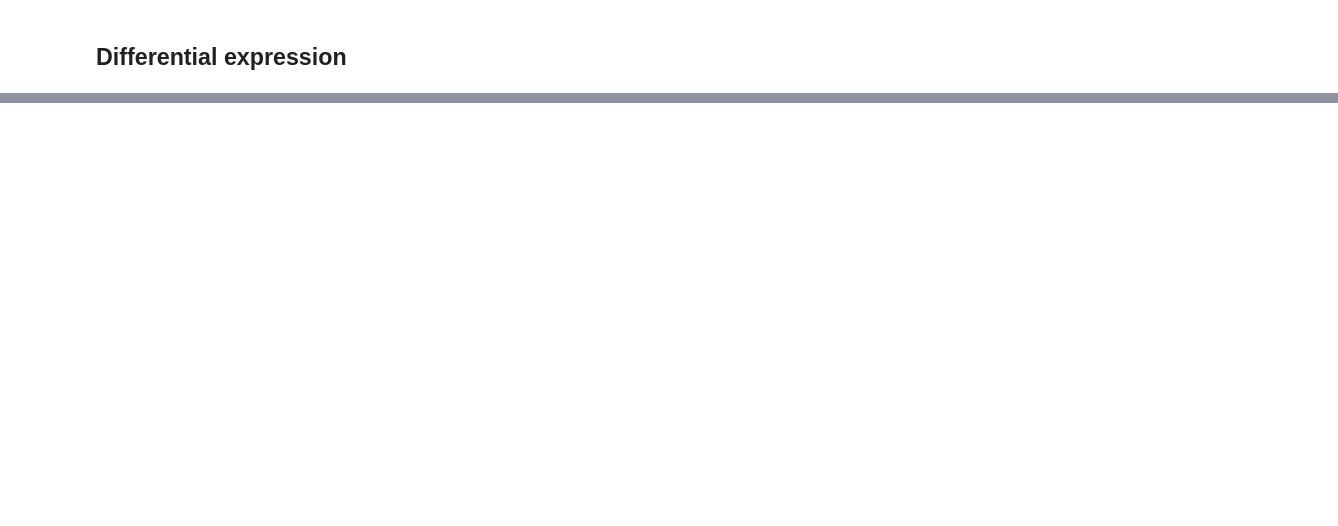
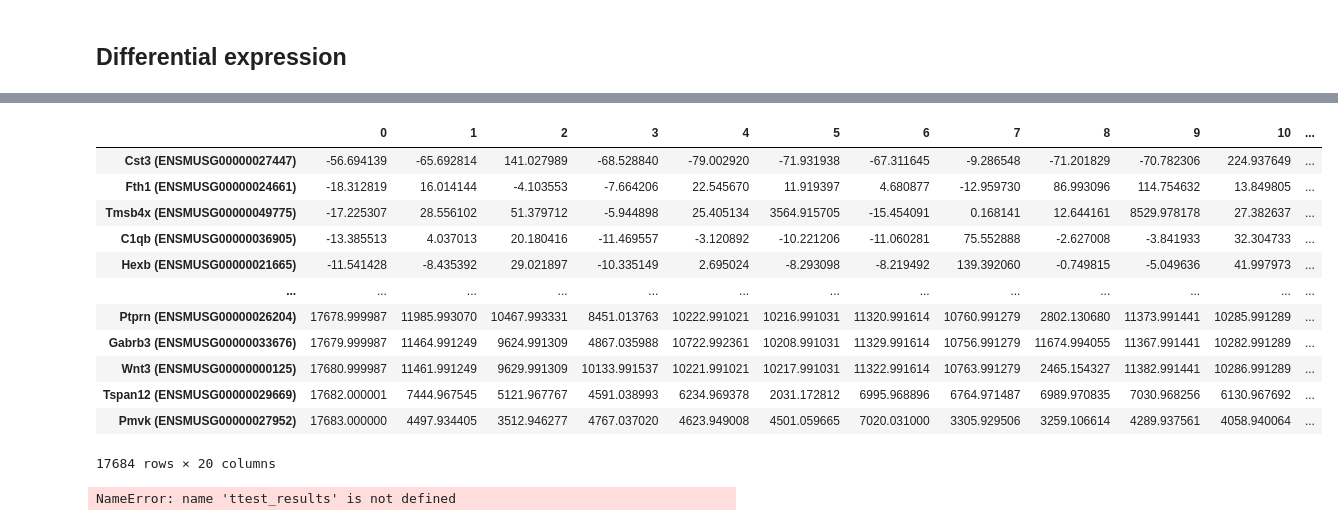
Before and after one commit to SBurwash/CRCHUM, a Jupyter notebook: Python_project/main.ipynb, the cells around one changed output, grey strips where cells are left out. Cells and saved outputs as stored; diff of their text form; code cells hidden in the pictures; blank space fills up the shorter version.

```diff
--- a/Python_project/main.ipynb
+++ b/Python_project/main.ipynb
@@ -411,0 +440,21 @@ scprep.plot.scatter2d(data_phate, figsize=(8,4), cmap="Spectral",
+# %%
+ttest_df = pd.concat(ttest_cluster_resutls, axis=1).sum(axis=1, level=0)
+ttest_df
+# %% [output]
+|  | 0 | 1 | 2 | 3 | 4 | 5 | 6 | 7 | 8 | 9 | 10 | ... |
+| Cst3 (ENSMUSG00000027447) | -56.694139 | -65.692814 | 141.027989 | -68.528840 | -79.002920 | -71.931938 | -67.311645 | -9.286548 | -71.201829 | -70.782306 | 224.937649 | ... |
+| Fth1 (ENSMUSG00000024661) | -18.312819 | 16.014144 | -4.103553 | -7.664206 | 22.545670 | 11.919397 | 4.680877 | -12.959730 | 86.993096 | 114.754632 | 13.849805 | ... |
+| Tmsb4x (ENSMUSG00000049775) | -17.225307 | 28.556102 | 51.379712 | -5.944898 | 25.405134 | 3564.915705 | -15.454091 | 0.168141 | 12.644161 | 8529.978178 | 27.382637 | ... |
+| C1qb (ENSMUSG00000036905) | -13.385513 | 4.037013 | 20.180416 | -11.469557 | -3.120892 | -10.221206 | -11.060281 | 75.552888 | -2.627008 | -3.841933 | 32.304733 | ... |
+| Hexb (ENSMUSG00000021665) | -11.541428 | -8.435392 | 29.021897 | -10.335149 | 2.695024 | -8.293098 | -8.219492 | 139.392060 | -0.749815 | -5.049636 | 41.997973 | ... |
+| ... | ... | ... | ... | ... | ... | ... | ... | ... | ... | ... | ... | ... |
+| Ptprn (ENSMUSG00000026204) | 17678.999987 | 11985.993070 | 10467.993331 | 8451.013763 | 10222.991021 | 10216.991031 | 11320.991614 | 10760.991279 | 2802.130680 | 11373.991441 | 10285.991289 | ... |
+| Gabrb3 (ENSMUSG00000033676) | 17679.999987 | 11464.991249 | 9624.991309 | 4867.035988 | 10722.992361 | 10208.991031 | 11329.991614 | 10756.991279 | 11674.994055 | 11367.991441 | 10282.991289 | ... |
+| Wnt3 (ENSMUSG00000000125) | 17680.999987 | 11461.991249 | 9629.991309 | 10133.991537 | 10221.991021 | 10217.991031 | 11322.991614 | 10763.991279 | 2465.154327 | 11382.991441 | 10286.991289 | ... |
+| Tspan12 (ENSMUSG00000029669) | 17682.000001 | 7444.967545 | 5121.967767 | 4591.038993 | 6234.969378 | 2031.172812 | 6995.968896 | 6764.971487 | 6989.970835 | 7030.968256 | 6130.967692 | ... |
+| Pmvk (ENSMUSG00000027952) | 17683.000000 | 4497.934405 | 3512.946277 | 4767.037020 | 4623.949008 | 4501.059665 | 7020.031000 | 3305.929506 | 3259.106614 | 4289.937561 | 4058.940064 | ... |
+17684 rows × 20 columns
+# %%
+top_genes = ttest_results['ttest'].abs().sort_values(ascending=False)[:50]
+# %% [output]
+NameError: name 'ttest_results' is not defined
```
Also changed, not shown: parts of 13 cells of this notebook.
